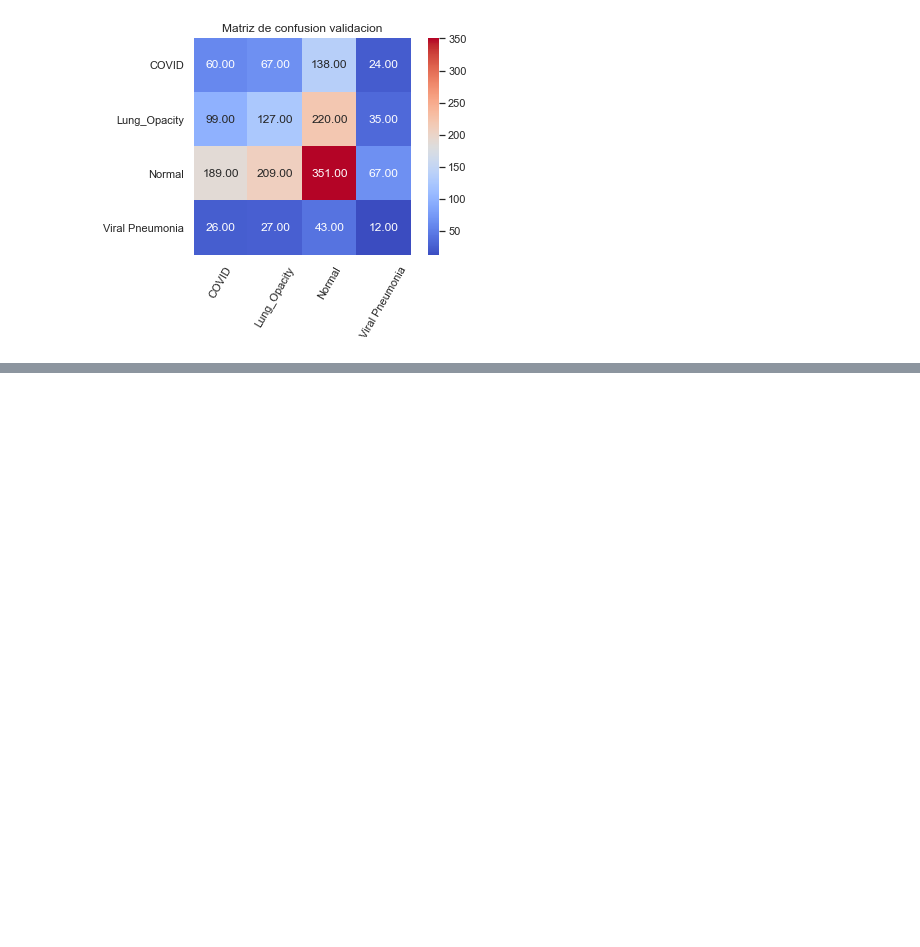
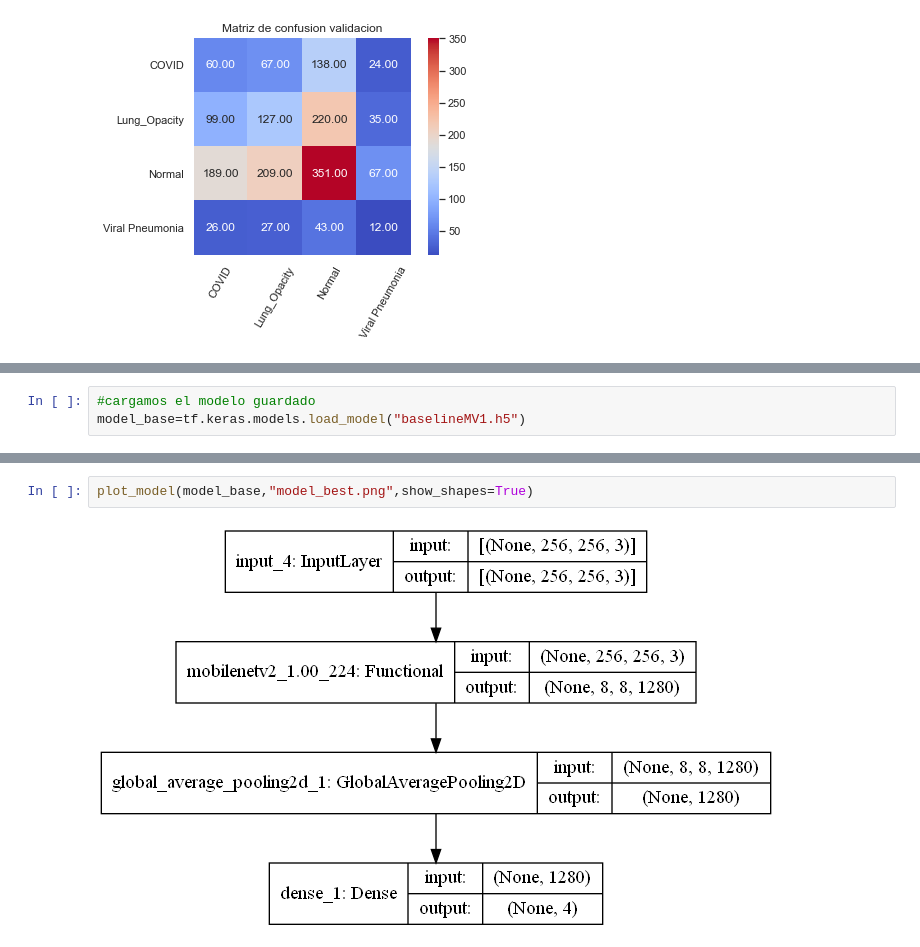
Before and after one commit to Jovamih/Modelo-Deteccion-COVID19, a Jupyter notebook: Notebooks/ModeladoV2.ipynb, the cells around one changed output, grey strips where cells are left out. Drawn from its saved outputs; the diff is of its cells as text; blank space fills up the shorter version.

Commit message:
models added

```diff
--- a/Notebooks/ModeladoV2.ipynb
+++ b/Notebooks/ModeladoV2.ipynb
@@ -342 +340,4 @@ initial_epochs=len(model_history['loss'])
+# %%
+#cargamos el modelo guardado
+model_base=tf.keras.models.load_model("baselineMV1.h5")
 # %% [markdown]
@@ -359,0 +392,4 @@ Cantidad de neuronas: 154
+# %%
+plot_model(model_base,"model_best.png",show_shapes=True)
+# %% [output]
+[figure, added]
```
Also changed, not shown: parts of 26 cells of this notebook, 19 other files.
